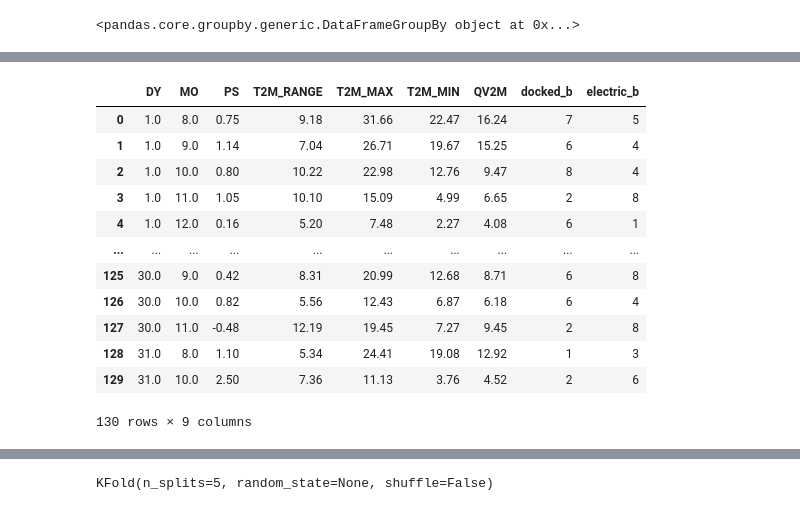
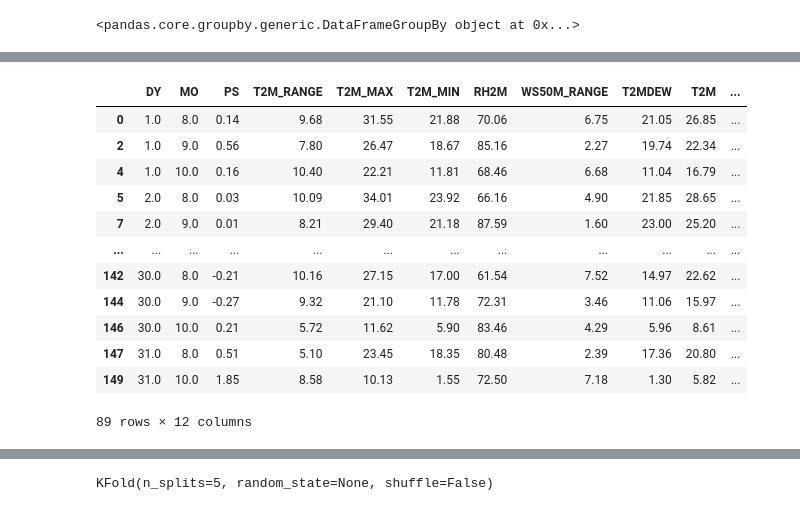
Before and after one commit to Akanksha0215/mywork, a Jupyter notebook: pro(3)_(2) (3).ipynb, the cells around one changed output, grey strips where cells are left out. Drawn from its saved outputs; the diff is of its cells as text; code cells hidden in the pictures.

```diff
--- a/pro(3)_(2) (3).ipynb
+++ b/pro(3)_(2) (3).ipynb
@@ -791,0 +42,4 @@ s1.head()
+# %%
+#imporing capitalbikeshare-tripdata dataset
+df = pd.read_csv("tv.csv")
+df.head()
@@ -791,0 +53,6 @@ s1.head()
+# %%
+s1 = df.query('start_station_id == 31131')
+s1 = s1.sort_values(by=['DY'])
+s1 = pd.DataFrame(s1)
+s1 = s1.reset_index()
+s1.head()
@@ -791,0 +66,3 @@ s1.head()
+# %%
+result = pd.merge(s1, temp, how='left', on=['DY', 'MO','YEAR'])
+result
@@ -808,5 +101,5 @@ s4.head()
 # %%
-sa =s1.groupby(["DY","MO","PS","T2M_RANGE","T2M_MAX","T2M_MIN",'QV2M',"rideable_type"]).size()
+sa =result.groupby(["DY","MO","PS","T2M_RANGE","T2M_MAX","T2M_MIN","RH2M","rideable_type","WS50M_RANGE","T2MDEW","T2M","QV2M"]).size()
 s5 = []
 s6 = []
 sa = pd.DataFrame(sa,columns=['count'])
@@ -916,21 +192,21 @@ df3
 # %%
-df3['PS'] = df3['PS'] - 100
-modified = df3
+df1['PS'] = df1['PS'] - 100
+modified = df1
 modified
 # %% [output]
-|  | DY | MO | PS | T2M_RANGE | T2M_MAX | T2M_MIN | QV2M | docked_b | electric_b |
-| 0 | 1.0 | 8.0 | 0.75 | 9.18 | 31.66 | 22.47 | 16.24 | 7 | 5 |
-| 1 | 1.0 | 9.0 | 1.14 | 7.04 | 26.71 | 19.67 | 15.25 | 6 | 4 |
-| 2 | 1.0 | 10.0 | 0.80 | 10.22 | 22.98 | 12.76 | 9.47 | 8 | 4 |
-| 3 | 1.0 | 11.0 | 1.05 | 10.10 | 15.09 | 4.99 | 6.65 | 2 | 8 |
-| 4 | 1.0 | 12.0 | 0.16 | 5.20 | 7.48 | 2.27 | 4.08 | 6 | 1 |
-| ... | ... | ... | ... | ... | ... | ... | ... | ... | ... |
-| 125 | 30.0 | 9.0 | 0.42 | 8.31 | 20.99 | 12.68 | 8.71 | 6 | 8 |
-| 126 | 30.0 | 10.0 | 0.82 | 5.56 | 12.43 | 6.87 | 6.18 | 6 | 4 |
-| 127 | 30.0 | 11.0 | -0.48 | 12.19 | 19.45 | 7.27 | 9.45 | 2 | 8 |
-| 128 | 31.0 | 8.0 | 1.10 | 5.34 | 24.41 | 19.08 | 12.92 | 1 | 3 |
-| 129 | 31.0 | 10.0 | 2.50 | 7.36 | 11.13 | 3.76 | 4.52 | 2 | 6 |
+|  | DY | MO | PS | T2M_RANGE | T2M_MAX | T2M_MIN | RH2M | WS50M_RANGE | T2MDEW | T2M | ... |
+| 0 | 1.0 | 8.0 | 0.14 | 9.68 | 31.55 | 21.88 | 70.06 | 6.75 | 21.05 | 26.85 | ... |
+| 2 | 1.0 | 9.0 | 0.56 | 7.80 | 26.47 | 18.67 | 85.16 | 2.27 | 19.74 | 22.34 | ... |
+| 4 | 1.0 | 10.0 | 0.16 | 10.40 | 22.21 | 11.81 | 68.46 | 6.68 | 11.04 | 16.79 | ... |
+| 5 | 2.0 | 8.0 | 0.03 | 10.09 | 34.01 | 23.92 | 66.16 | 4.90 | 21.85 | 28.65 | ... |
+| 7 | 2.0 | 9.0 | 0.01 | 8.21 | 29.40 | 21.18 | 87.59 | 1.60 | 23.00 | 25.20 | ... |
+| ... | ... | ... | ... | ... | ... | ... | ... | ... | ... | ... | ... |
+| 142 | 30.0 | 8.0 | -0.21 | 10.16 | 27.15 | 17.00 | 61.54 | 7.52 | 14.97 | 22.62 | ... |
+| 144 | 30.0 | 9.0 | -0.27 | 9.32 | 21.10 | 11.78 | 72.31 | 3.46 | 11.06 | 15.97 | ... |
+| 146 | 30.0 | 10.0 | 0.21 | 5.72 | 11.62 | 5.90 | 83.46 | 4.29 | 5.96 | 8.61 | ... |
+| 147 | 31.0 | 8.0 | 0.51 | 5.10 | 23.45 | 18.35 | 80.48 | 2.39 | 17.36 | 20.80 | ... |
+| 149 | 31.0 | 10.0 | 1.85 | 8.58 | 10.13 | 1.55 | 72.50 | 7.18 | 1.30 | 5.82 | ... |
-130 rows × 9 columns
+89 rows × 12 columns
 # %%
 modified.corr()
 # %% [output]
```
Also changed, not shown: parts of 151 cells of this notebook.
